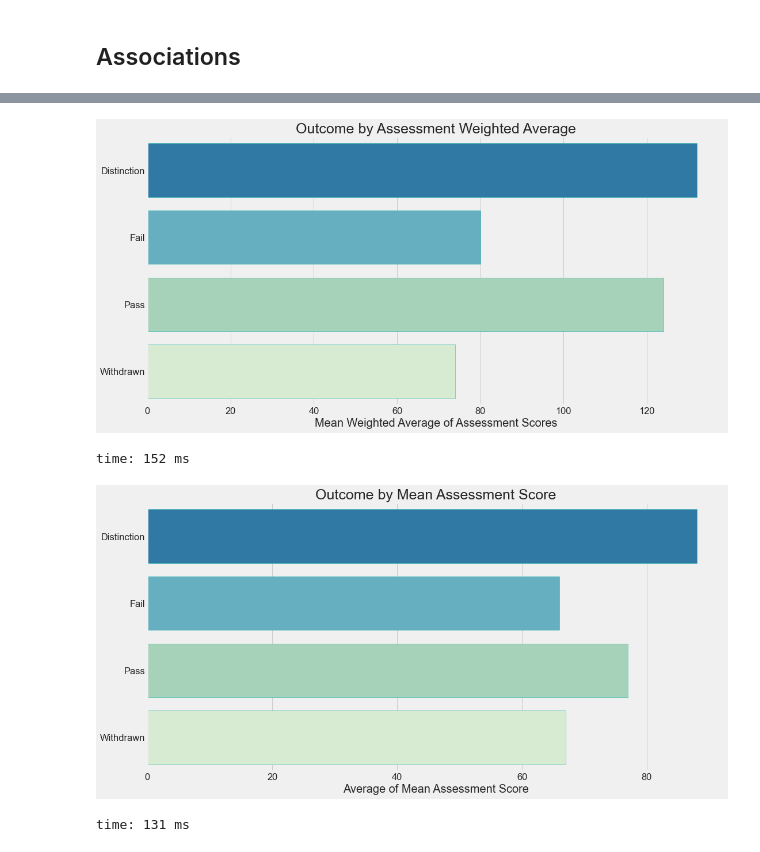
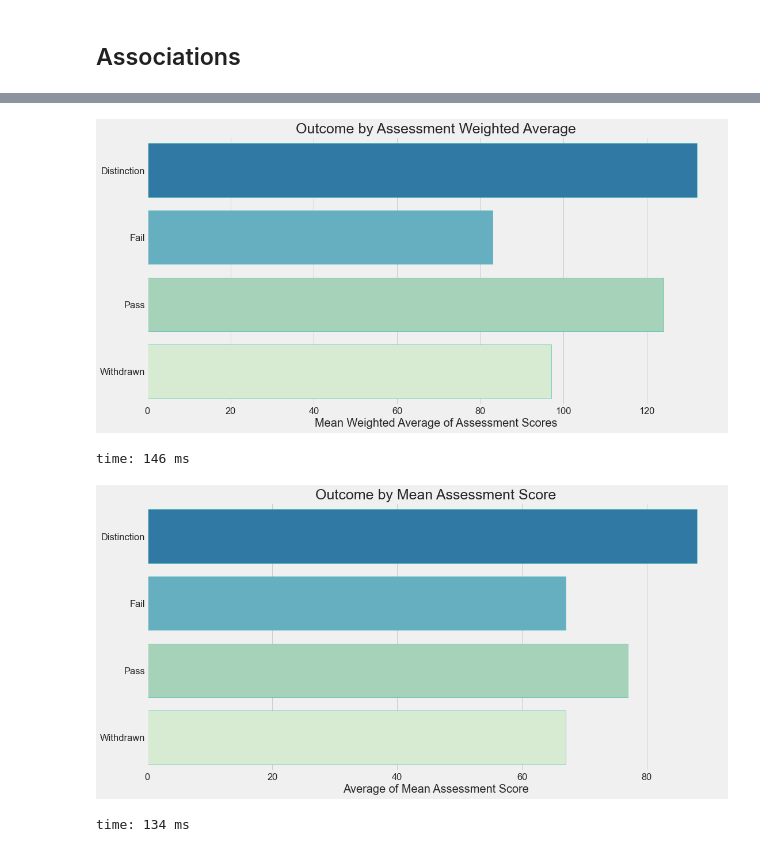
Before and after one commit to jeffreyhwatson/online_outcomes, a Jupyter notebook: notebooks/exploratory/half_term.ipynb, the cells around one changed output, grey strips where cells are left out. Drawn from its saved outputs; the diff is of its cells as text; code cells hidden in the pictures.

```diff
--- a/notebooks/exploratory/half_term.ipynb
+++ b/notebooks/exploratory/half_term.ipynb
@@ -479,5 +269,5 @@ time: 8.62 ms
 ## Merging Median Score Data
 # %%
 # merging median-scores to sv_si
-q1_si_sa = q1_si_sa.merge(median_score, on='id_student')
+df = df.merge(median_score, on='id_student')
 # %% [output]
@@ -506,5 +296,5 @@ time: 29.1 ms
 # %%
 # dropping extraneous cols
 drops = ['code_module','code_presentation','id_student']
-q1_si_sa = q1_si_sa.drop(drops, axis=1)
+df = df.drop(drops, axis=1)
 # %% [output]
@@ -517,5 +307,5 @@ drops = ['code_module','code_presentation','id_student']
 svc = svc.drop(drops, axis=1)
 
 # merging
-q1 = q1_si_sa.merge(svc, on='row_id')
+df = df.merge(svc, on='row_id')
 # %% [output]
@@ -554,5 +364,5 @@ time: 3.13 ms
 ## Merging After Midpoint Data
 # %%
 # merging after midpoint data
-q1 = q1.merge(after_date, how='right', on='row_id')
+df = df.merge(after_date, how='right', on='row_id')
 # %% [output]
@@ -616,10 +446,10 @@ time: 6.69 ms
 # %%
-v.outcomes_wa(q1_si_sa)
+v.outcomes_wa(df)
 # %% [output]
-[figure, old version]
+[figure, new version]
-time: 152 ms
+time: 146 ms
 # %%
-v.outcomes_mean(q1_si_sa)
+v.outcomes_mean(df)
 # %% [output]
-[figure, old version]
+[figure, new version]
-time: 131 ms
+time: 134 ms
```
Also changed, not shown: parts of 65 cells of this notebook, 5 other files.
